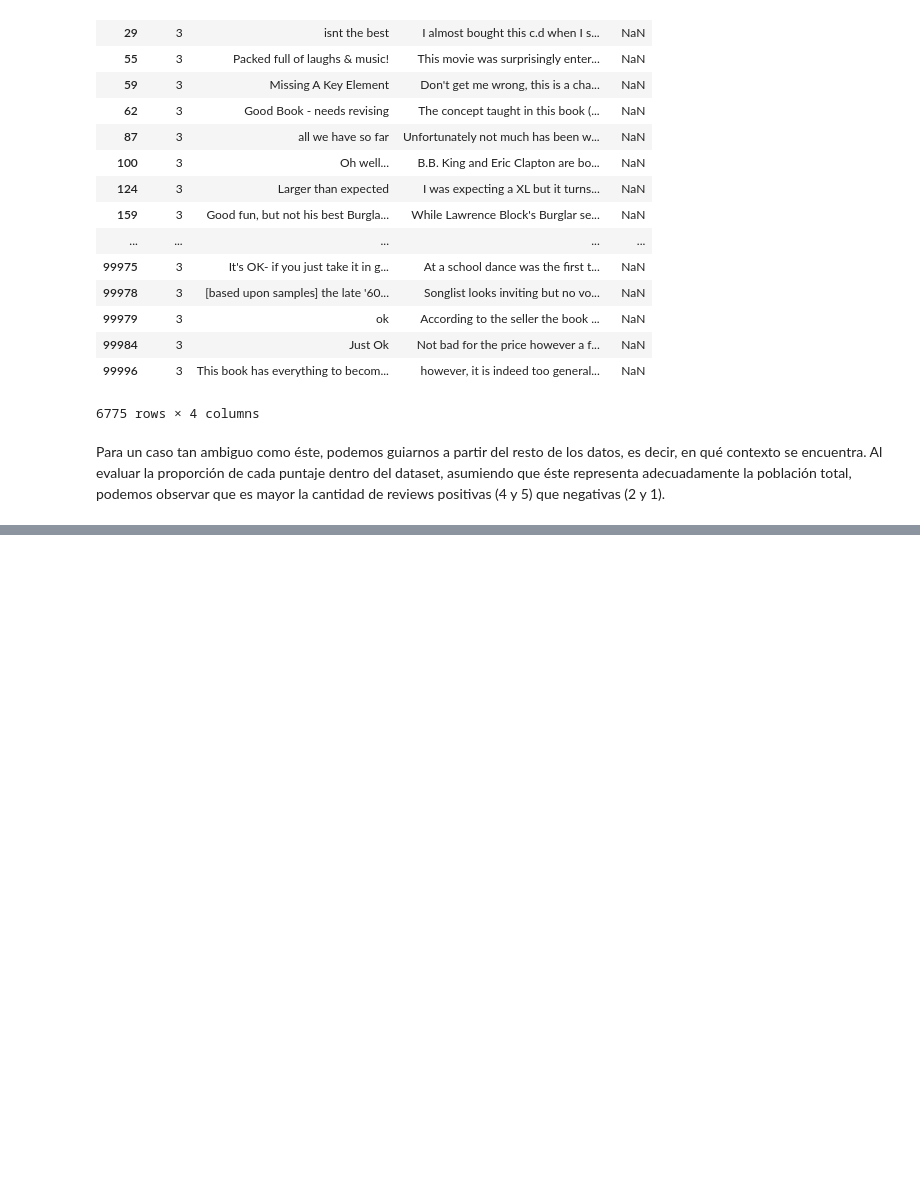
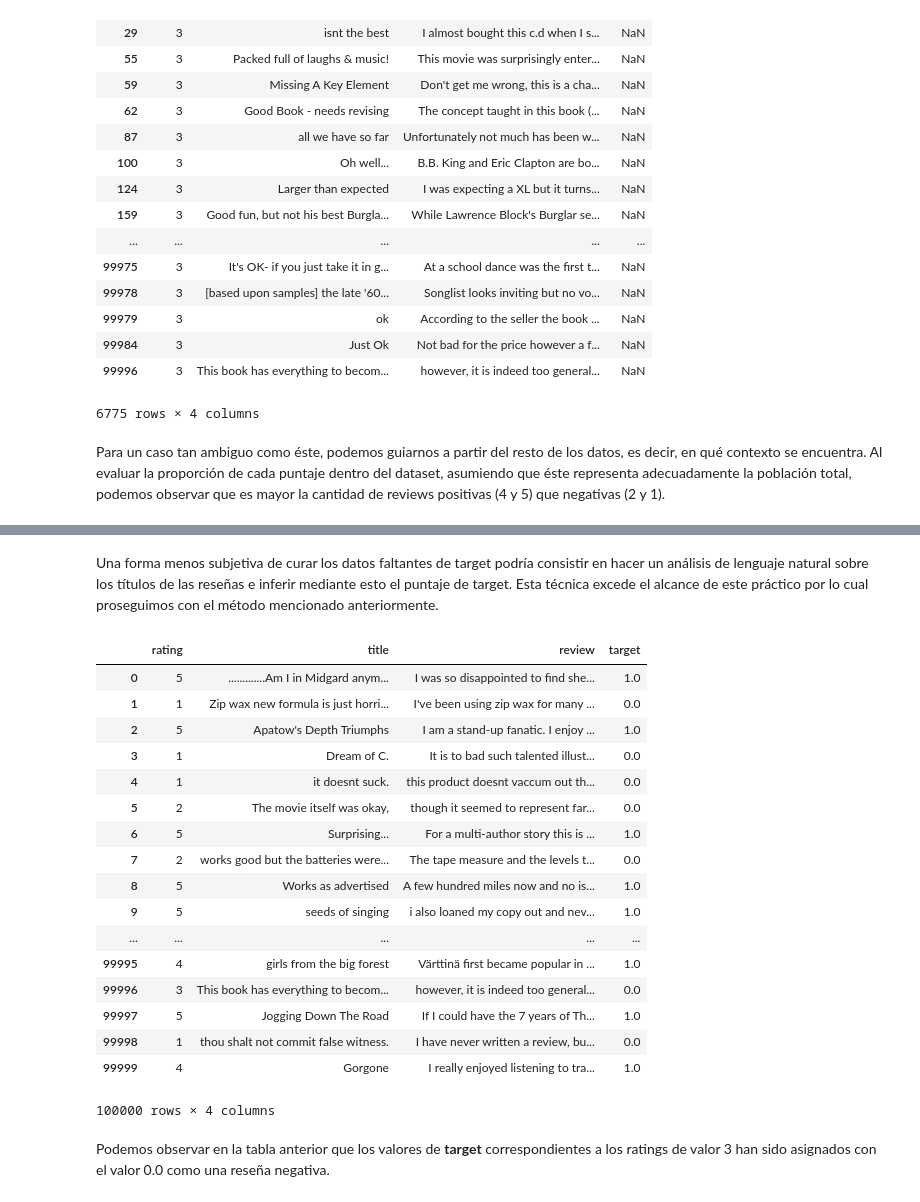
Before and after one commit to aenet/mentoria, a Jupyter notebook: analisis-visualizacion/tp-analisis-visualizacion.ipynb, the cells around one changed output, grey strips where cells are left out. Saved outputs shown, nothing was run; the diff lists cells and outputs as text; code cells hidden in the pictures; blank space fills up the shorter version.

```diff
--- a/analisis-visualizacion/tp-analisis-visualizacion.ipynb
+++ b/analisis-visualizacion/tp-analisis-visualizacion.ipynb
@@ -83,4 +87,28 @@ Podemos interpretar este hecho como que la persona promedio tiende a ser más **
+# %% [markdown]
+Una forma menos subjetiva de curar los datos faltantes de target podría consistir en hacer un análisis de lenguaje natural sobre los títulos de las reseñas e inferir mediante esto el puntaje de target. Esta técnica excede el alcance de este práctico por lo cual proseguimos con el método mencionado anteriormente.
 # %%
 
 dt[dt['rating']==3] = dt[dt['rating']==3].fillna(0)
 sub_dt = dt[['rating', 'target']]
+dt
+# %% [output]
+|  | rating | title | review | target |
+| 0 | 5 | .............Am I in Midgard anym... | I was so disappointed to find she... | 1.0 |
+| 1 | 1 | Zip wax new formula is just horri... | I've been using zip wax for many ... | 0.0 |
+| 2 | 5 | Apatow's Depth Triumphs | I am a stand-up fanatic. I enjoy ... | 1.0 |
+| 3 | 1 | Dream of C. | It is to bad such talented illust... | 0.0 |
+| 4 | 1 | it doesnt suck. | this product doesnt vaccum out th... | 0.0 |
+| 5 | 2 | The movie itself was okay, | though it seemed to represent far... | 0.0 |
+| 6 | 5 | Surprising... | For a multi-author story this is ... | 1.0 |
+| 7 | 2 | works good but the batteries were... | The tape measure and the levels t... | 0.0 |
+| 8 | 5 | Works as advertised | A few hundred miles now and no is... | 1.0 |
+| 9 | 5 | seeds of singing | i also loaned my copy out and nev... | 1.0 |
+| ... | ... | ... | ... | ... |
+| 99995 | 4 | girls from the big forest | Värttinä first became popular in ... | 1.0 |
+| 99996 | 3 | This book has everything to becom... | however, it is indeed too general... | 0.0 |
+| 99997 | 5 | Jogging Down The Road | If I could have the 7 years of Th... | 1.0 |
+| 99998 | 1 | thou shalt not commit false witness. | I have never written a review, bu... | 0.0 |
+| 99999 | 4 | Gorgone | I really enjoyed listening to tra... | 1.0 |
+100000 rows × 4 columns
+# %% [markdown]
+Podemos observar en la tabla anterior que los valores de **target** correspondientes a los ratings de valor 3 han sido asignados con el valor 0.0 como una reseña negativa.
```
Also changed, not shown: parts of 2 cells of this notebook.
